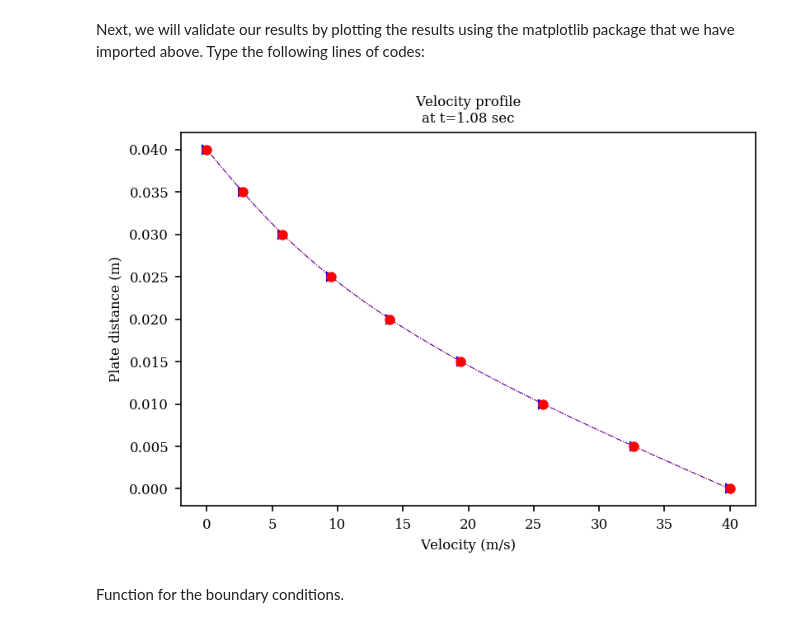
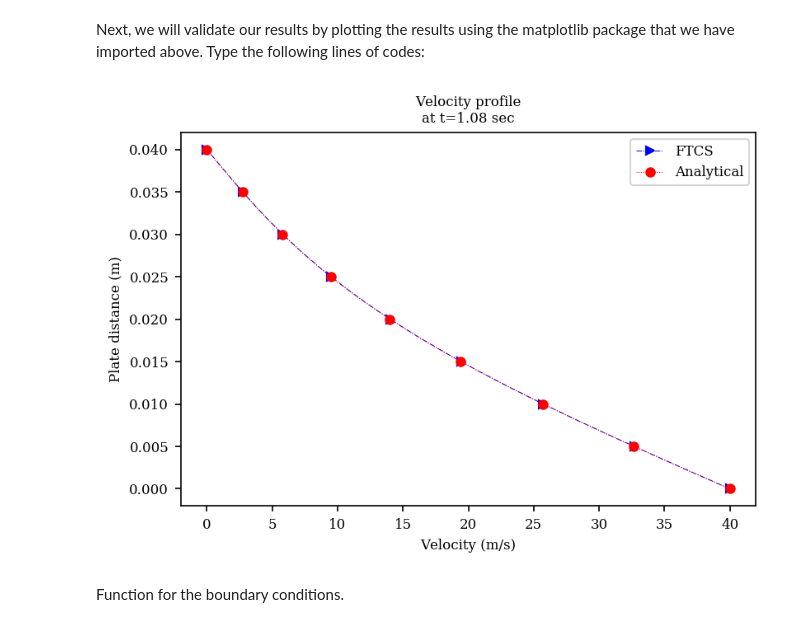
Before and after one commit to vxsharma-14/project-NAnPack, a Jupyter notebook: docs/build/doctrees/nbsphinx/examples/tutorial-02-diffusion-1D-solvers-FTCS.ipynb, the cells around one changed output. Saved outputs shown, nothing was run; the diff lists cells and outputs as text; code cells hidden in the pictures.

```diff
--- a/docs/build/doctrees/nbsphinx/examples/tutorial-02-diffusion-1D-solvers-FTCS.ipynb
+++ b/docs/build/doctrees/nbsphinx/examples/tutorial-02-diffusion-1D-solvers-FTCS.ipynb
@@ -78,7 +78,7 @@ import nanpack.postprocess as post
 # %% [markdown]
 As the first step in simulation, we have to tell our script to read the inputs and assign those inputs to the variables/objects that we will use in our entire code. For this purpose, there is a class `RunConfig` in `nanpack.preprocess` module. We will call this class and assign an object (instance) to it so that we can use its member variables. The `RunConfig` class is written in such a manner that its methods get executed as soon as it's instance is created. The users must provide the configuration file path as a parameter to `RunConfig` class.
 # %%
-FileName = "path/to/project/input/config.ini" # specify the correct file path
+FileName = "D:/MyProjects/projectroot/nanpack/input/config.ini" # specify the correct file path
 cfg = pre.RunConfig(FileName) # cfg is an instance of RunConfig class which can be used to access class variables. You may choose any variable in place of cfg.
 # %% [output]
 *******************************************************
@@ -177,16 +177,17 @@ Next, we will validate our results by plotting the results using the matplotlib
 # %%
 plt.rc("font", family="serif", size=8) # Assign fonts in the plot
 fig, ax = plt.subplots(dpi=150) # Create axis for plotting
 plt.plot(U, X, ">-.b", linewidth=0.5, label="FTCS",\
          markersize=5, markevery=5) # Plot data with required labels and markers, customize the plot however you may like
 plt.plot(Uana, X, "o:r", linewidth=0.5, label="Analytical",\
              markersize=5, markevery=5) # Plot analytical solution on the same plot
 plt.xlabel('Velocity (m/s)') # X-axis labelling
 plt.ylabel('Plate distance (m)') # Y-axis labelling
 plt.title(f"Velocity profile\nat t={cfg.totTime} sec", fontsize=8) # Plot title
+plt.legend()
 plt.show() # Show plot- this command is very important
 # %% [output]
-[figure, old version]
+[figure, new version]
 # %% [markdown]
 Function for the boundary conditions.
 # %%
```
Also changed, not shown: 7 other files.
